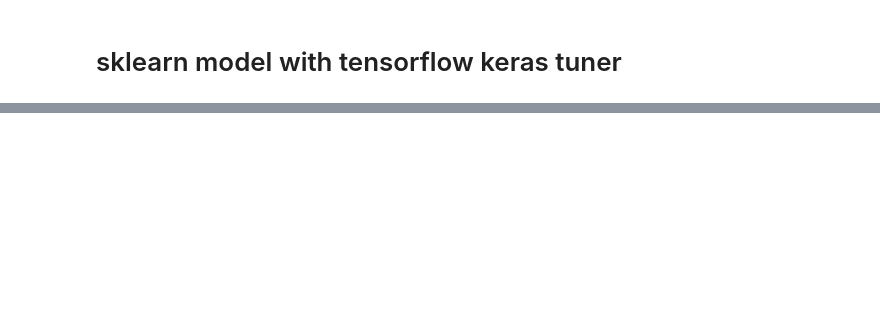
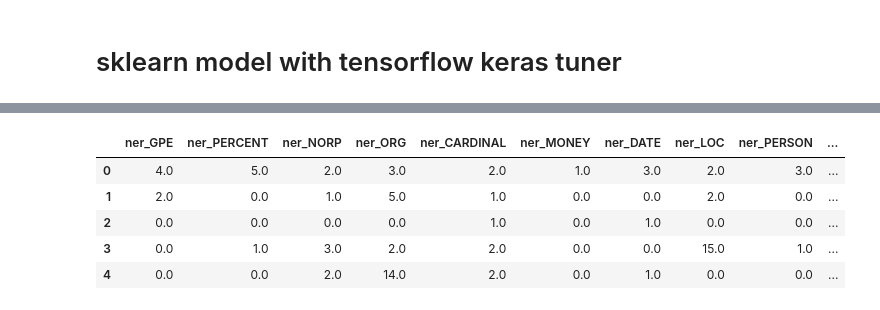
Before and after one commit to JD-DS/Learning-Agency-Lab---Automated-Essay-Scoring-2.0, a Jupyter notebook: sklearn-model.ipynb, the cells around one changed output, grey strips where cells are left out. Saved outputs shown, nothing was run; the diff lists cells and outputs as text; code cells hidden in the pictures; blank space fills up the shorter version.

```diff
--- a/sklearn-model.ipynb
+++ b/sklearn-model.ipynb
@@ -230,6 +295,15 @@ df_entities.columns = [f'ner_{col}' for col in df_entities.columns]
 
 # Concatenate entity feature DataFrame back to the original DataFrame
 df = pd.concat([df, df_entities], axis=1)
+# %%
+df_entities.head()
+# %% [output]
+|  | ner_GPE | ner_PERCENT | ner_NORP | ner_ORG | ner_CARDINAL | ner_MONEY | ner_DATE | ner_LOC | ner_PERSON | ... |
+| 0 | 4.0 | 5.0 | 2.0 | 3.0 | 2.0 | 1.0 | 3.0 | 2.0 | 3.0 | ... |
+| 1 | 2.0 | 0.0 | 1.0 | 5.0 | 1.0 | 0.0 | 0.0 | 2.0 | 0.0 | ... |
+| 2 | 0.0 | 0.0 | 0.0 | 0.0 | 1.0 | 0.0 | 1.0 | 0.0 | 0.0 | ... |
+| 3 | 0.0 | 1.0 | 3.0 | 2.0 | 2.0 | 0.0 | 0.0 | 15.0 | 1.0 | ... |
+| 4 | 0.0 | 0.0 | 2.0 | 14.0 | 2.0 | 0.0 | 1.0 | 0.0 | 0.0 | ... |
 # %%
 def dependency_tags(text):
     doc = nlp(text)
```
Also changed, not shown: parts of 16 cells of this notebook, 1 other file.
